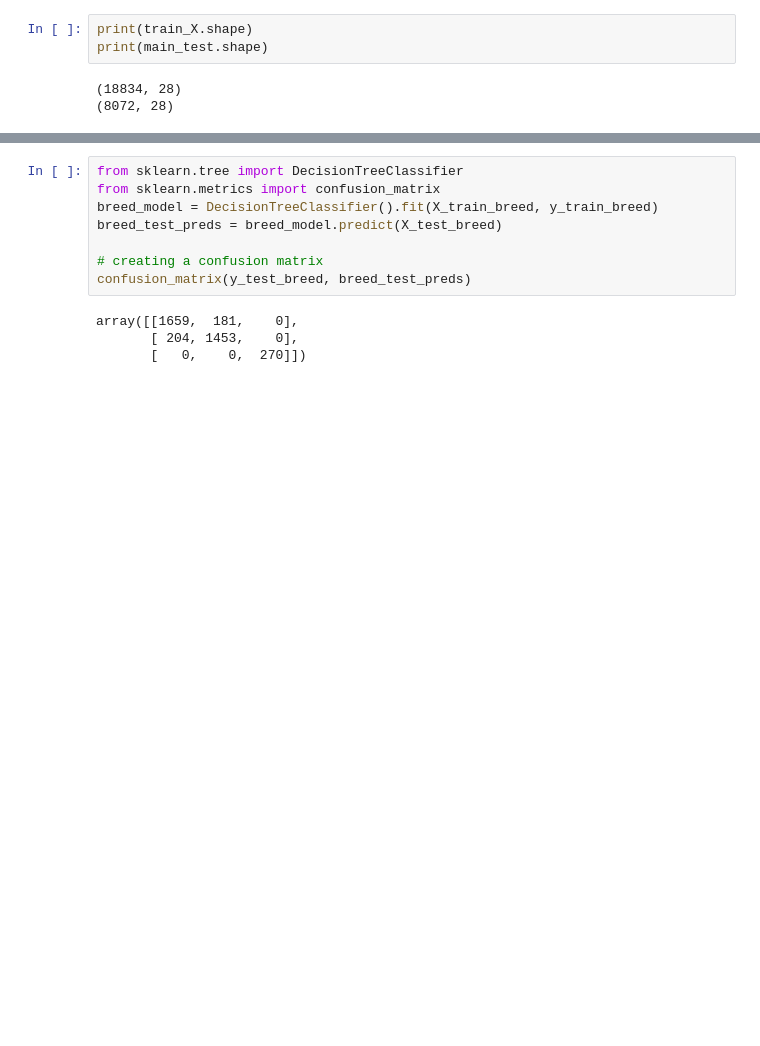
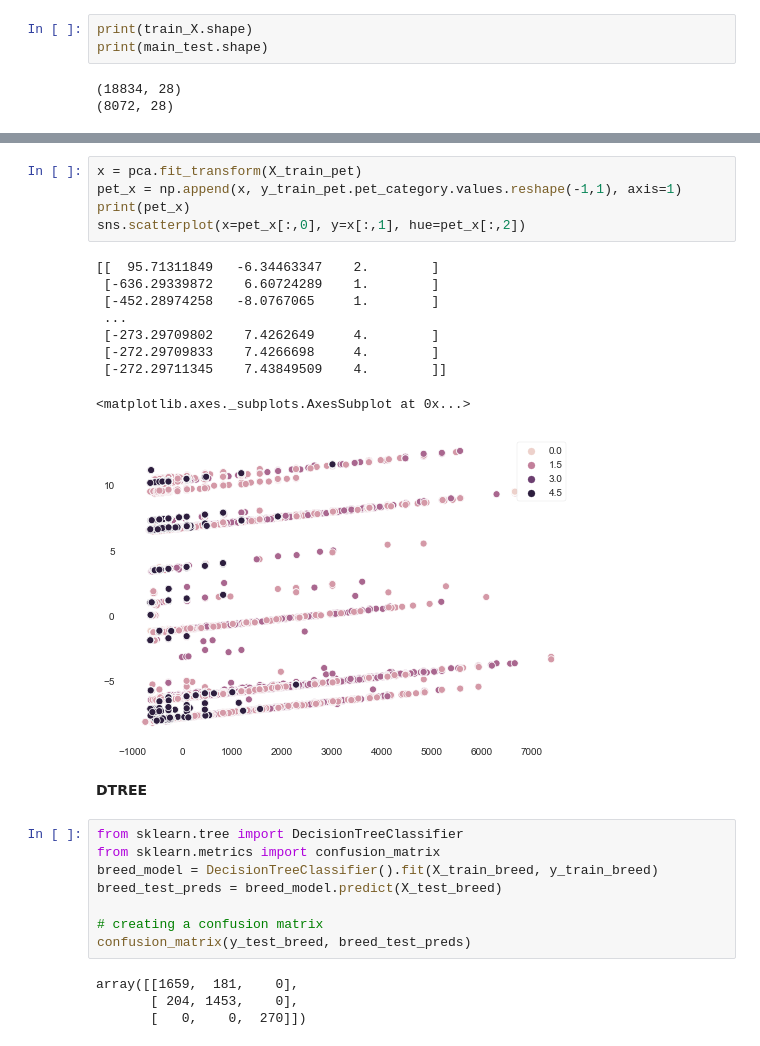
Before and after one commit to falcolf/Adopt_A_Buddy, a Jupyter notebook: Model.ipynb, the cells around one changed output, grey strips where cells are left out. Saved outputs shown, nothing was run; the diff lists cells and outputs as text; blank space fills up the shorter version.

```diff
--- a/Model.ipynb
+++ b/Model.ipynb
@@ -112,3 +128,20 @@ Using TensorFlow backend.
+# %%
+x = pca.fit_transform(X_train_pet)
+pet_x = np.append(x, y_train_pet.pet_category.values.reshape(-1,1), axis=1)
+print(pet_x)
+sns.scatterplot(x=pet_x[:,0], y=x[:,1], hue=pet_x[:,2])
+# %% [output]
+[[  95.71311849   -6.34463347    2.        ]
+ [-636.29339872    6.60724289    1.        ]
+ [-452.28974258   -8.0767065     1.        ]
+ ...
+ [-273.29709802    7.4262649     4.        ]
+ [-272.29709833    7.4266698     4.        ]
+ [-272.29711345    7.43849509    4.        ]]
+<matplotlib.axes._subplots.AxesSubplot at 0x...>
+[figure, added]
+# %% [markdown]
+**DTREE**
 # %%
 from sklearn.tree import DecisionTreeClassifier
 from sklearn.metrics import confusion_matrix
```
Also changed, not shown: parts of 11 cells of this notebook.
